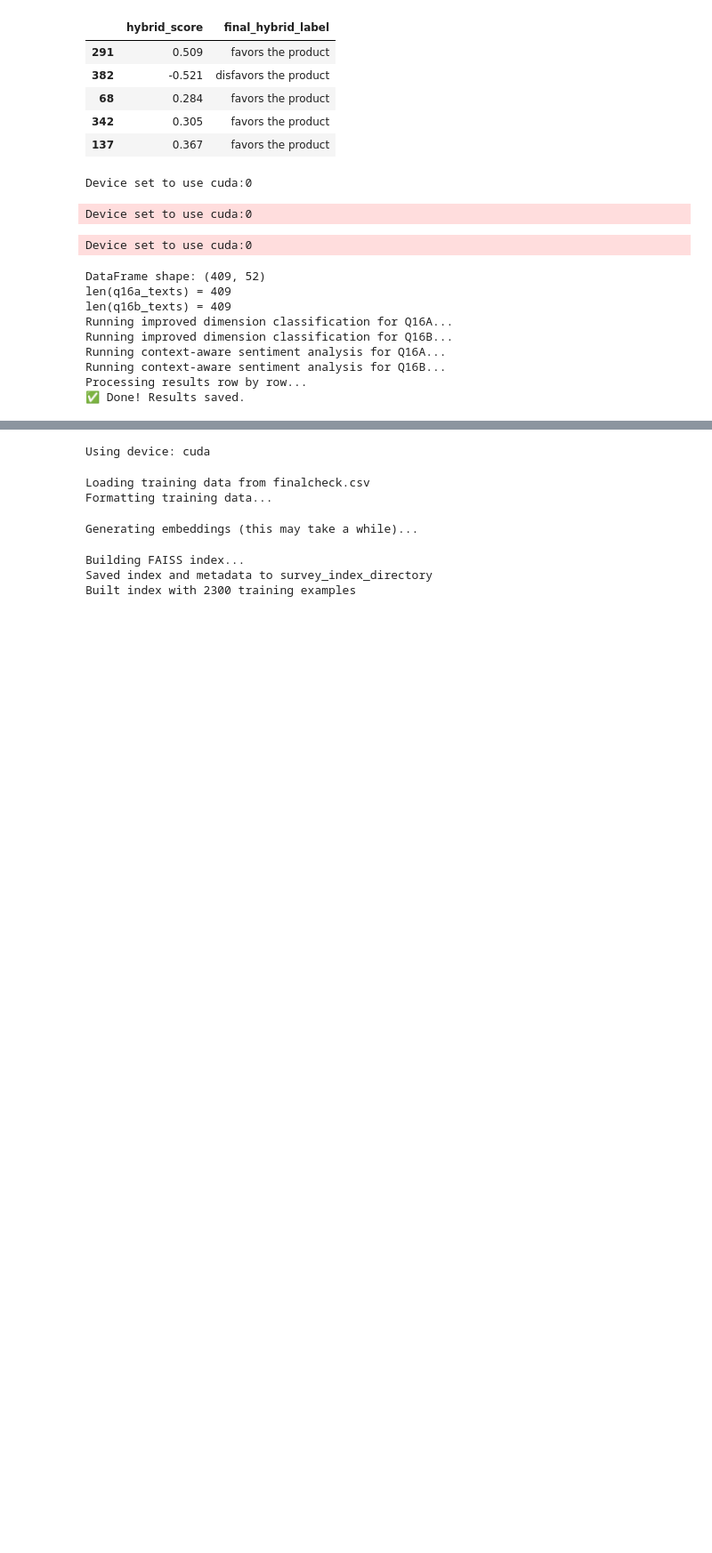
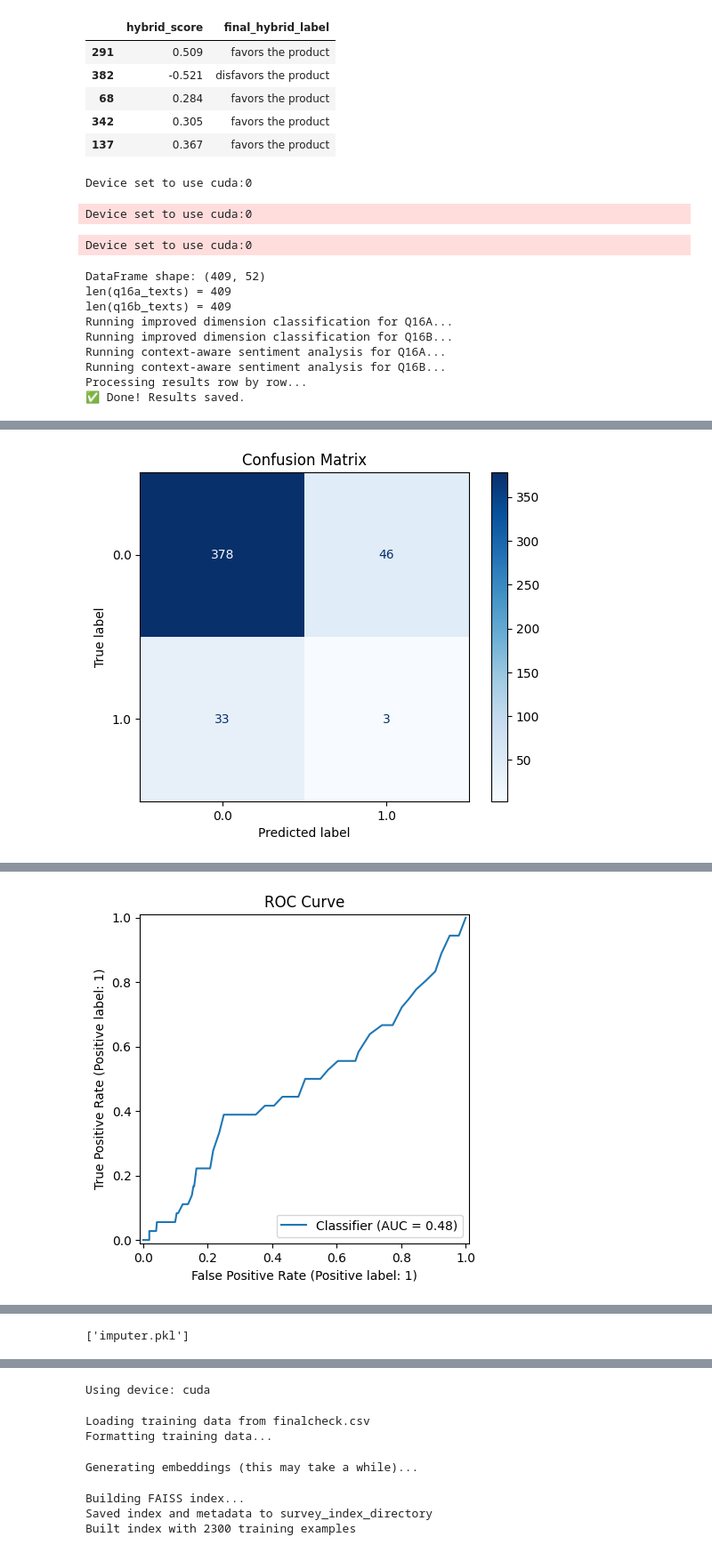
Before and after one commit to Unknnownnn/ManthanAI, a Jupyter notebook: ManthanAI4.ipynb, the cells around one changed output, grey strips where cells are left out. Shown at 89% size. Drawn from its saved outputs; the diff is of its cells as text; code cells hidden in the pictures; blank space fills up the shorter version.

Commit message:
Update model

```diff
--- a/ManthanAI4.ipynb
+++ b/ManthanAI4.ipynb
@@ -1186,16 +1186,24 @@ Processing results row by row...
 import pandas as pd
 from sklearn.model_selection import train_test_split
 from sklearn.ensemble import RandomForestClassifier
-from sklearn.metrics import classification_report
+from sklearn.metrics import classification_report, confusion_matrix
 from sklearn.impute import SimpleImputer
+from imblearn.over_sampling import SMOTE
+import joblib
+from sklearn.metrics import (
+    classification_report,
+    confusion_matrix,
+    ConfusionMatrixDisplay,
+    roc_auc_score,
+    RocCurveDisplay
+)
+import matplotlib.pyplot as plt
 
-# Load the dataset
+# Load dataset
 df = pd.read_csv("finalcheck.csv")
-
-# Drop rows where target is missing
 df = df.dropna(subset=["OE_Quality_Flag"])
 
-# Select relevant features
+# Features to use
 features = [
     "what_do_you_like_about_score",
     "what_do_you_dislike_about_score",
@@ -1209,26 +1217,63 @@ features = [
     "overall_consistency"
 ]
 
-# Prepare X and y
 X = df[features]
 y = df["OE_Quality_Flag"]
 
-# Handle missing values
+# Impute missing values
 imputer = SimpleImputer(strategy="mean")
 X_imputed = imputer.fit_transform(X)
 
-# Split data
-X_train, X_test, y_train, y_test = train_test_split(X_imputed, y, test_size=0.2, random_state=42)
+# Stratified split
+X_train, X_test, y_train, y_test = train_test_split(
+    X_imputed, y, test_size=0.2, stratify=y, random_state=42
+)
+
+# Apply SMOTE to training set only
+smote = SMOTE(random_state=42)
+X_train_balanced, y_train_balanced = smote.fit_resample(X_train, y_train)
 
 # Train model
-model = RandomForestClassifier(class_weight='balanced', random_state=42)
-model.fit(X_train, y_train)
+model = RandomForestClassifier(random_state=42)
+model.fit(X_train_balanced, y_train_balanced)
 
-# Evaluate
+# Predict & evaluate
 y_pred = model.predict(X_test)
-print(classification_report(y_test, y_pred))
-import joblib
 
+print("📉 Confusion Matrix:")
+cm = confusion_matrix(y_test, y_pred)
+print(cm)
+
+# Optional: Display confusion matrix as a plot
+disp = ConfusionMatrixDisplay(confusion_matrix=cm, display_labels=model.classes_)
+disp.plot(cmap='Blues')
+plt.title("Confusion Matrix")
+plt.show()
+
+# === Classification Report ===
+print("\n📊 Classification Report:")
+print(classification_report(y_test, y_pred, digits=4))
+
+# === ROC-AUC (optional, for binary classifiers only) ===
+try:
+    y_proba = model.predict_proba(X_test)[:, 1]  # Probability of class 1
+    auc_score = roc_auc_score(y_test, y_proba)
+    print(f"\n🔁 ROC-AUC Score: {auc_score:.4f}")
+
+    # ROC Curve
+    RocCurveDisplay.from_predictions(y_test, y_proba)
+    plt.title("ROC Curve")
+    plt.show()
+except:
+    print("ROC-AUC not available (model may not support predict_proba)")
+
+print("📊 Classification Report:")
+print(classification_report(y_test, y_pred, digits=4))
+
+print("📉 Confusion Matrix:")
+print(confusion_matrix(y_test, y_pred))
+
+# Save model + imputer
 joblib.dump(model, "rf_model.pkl")
 joblib.dump(imputer, "imputer.pkl")
 # %% [output]
@@ -1242,0 +1283 @@ weighted avg       0.92      0.92      0.88       460
+[figure, added]
@@ -1243,0 +1296 @@ weighted avg       0.92      0.92      0.88       460
+[figure, added]
@@ -1244,3 +1310,4 @@ weighted avg       0.92      0.92      0.88       460
+['imputer.pkl']
 # %%
 import pandas as pd
 import joblib
```
Also changed, not shown: parts of 2 cells of this notebook, 1 other file.
